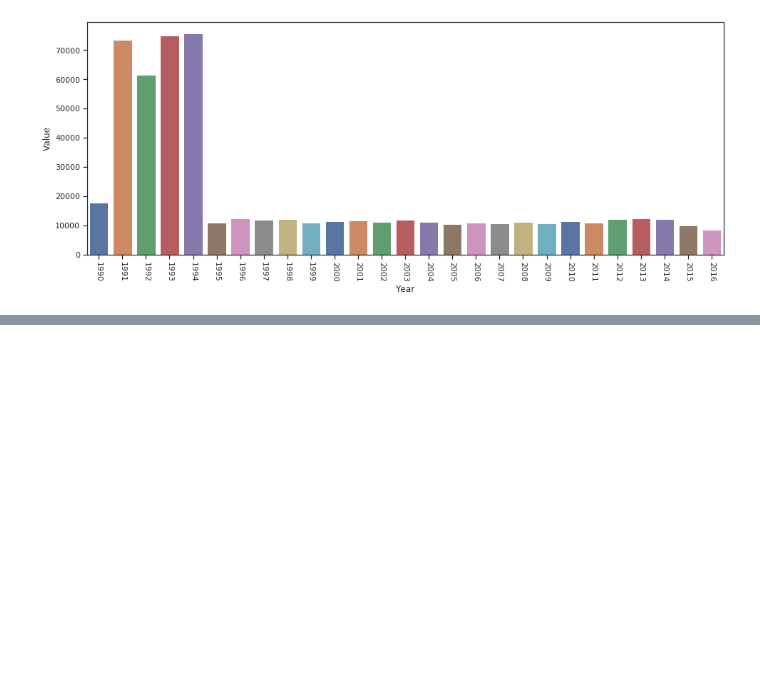
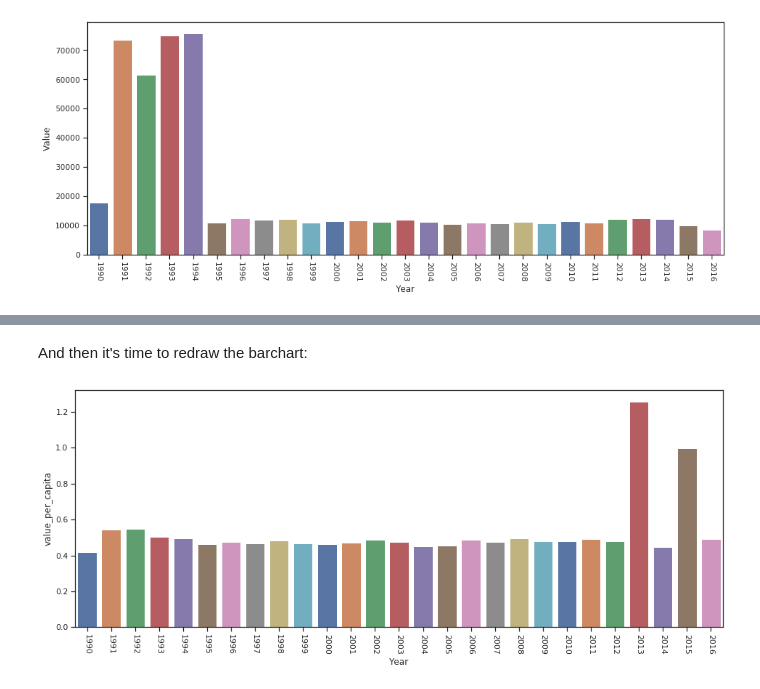
Before and after one commit to DJAxel/ads-b-challenge, a Jupyter notebook: notebooks/UNdata_Total_amount_of_municipal_waste_collected_worldwide_1990-2016.ipynb, the cells around one changed output, grey strips where cells are left out. Cells and saved outputs as stored; diff of their text form; code cells hidden in the pictures; blank space fills up the shorter version.

```diff
--- a/notebooks/UNdata_Total_amount_of_municipal_waste_collected_worldwide_1990-2016.ipynb
+++ b/notebooks/UNdata_Total_amount_of_municipal_waste_collected_worldwide_1990-2016.ipynb
@@ -49,0 +99,4 @@ For a moment I thought that I could solve this by just leaving these four years
+# %%
+df['Value'] = df['Value'] * 1000000
+df['Unit'] = 'kg'
+df.head()
@@ -49,0 +112,3 @@ For a moment I thought that I could solve this by just leaving these four years
+# %%
+df_pop = pd.merge(df, wp_melted, how='inner', left_on=['Year', 'Country or Area'], right_on=['Year', 'Country_Name'])
+df_pop #preview df_pop
@@ -49,0 +131,3 @@ For a moment I thought that I could solve this by just leaving these four years
+# %%
+df_pop['value_per_capita'] = df_pop['Value'] / df_pop['population']
+df_pop
@@ -49,0 +150,3 @@ For a moment I thought that I could solve this by just leaving these four years
+# %%
+df_pop_grouped = df_pop.groupby('Year', as_index = True).mean()
+df_pop_grouped
@@ -49,0 +168,8 @@ For a moment I thought that I could solve this by just leaving these four years
+# %% [markdown]
+And then it's time to redraw the barchart:
+# %%
+plt.figure(figsize=(16,6))
+sns.barplot(x=df_pop_grouped.index, y=df_pop_grouped['value_per_capita'], palette="deep")
+plt.xticks(rotation=-90);
+# %% [output]
+[figure, added]
```
Also changed, not shown: parts of 14 cells of this notebook, 1 other file.
